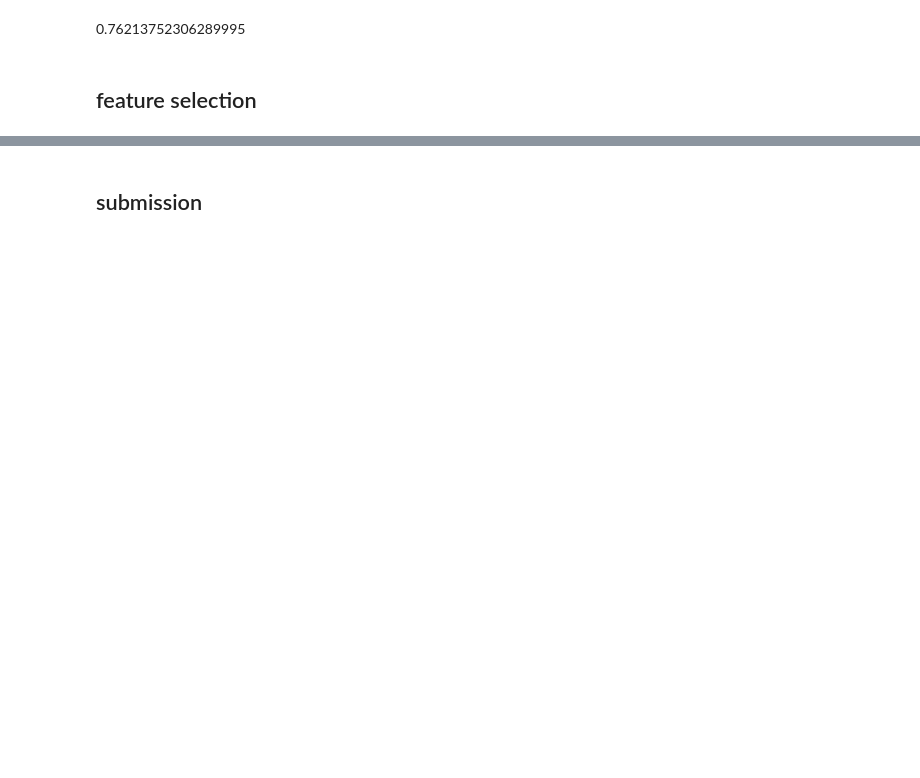
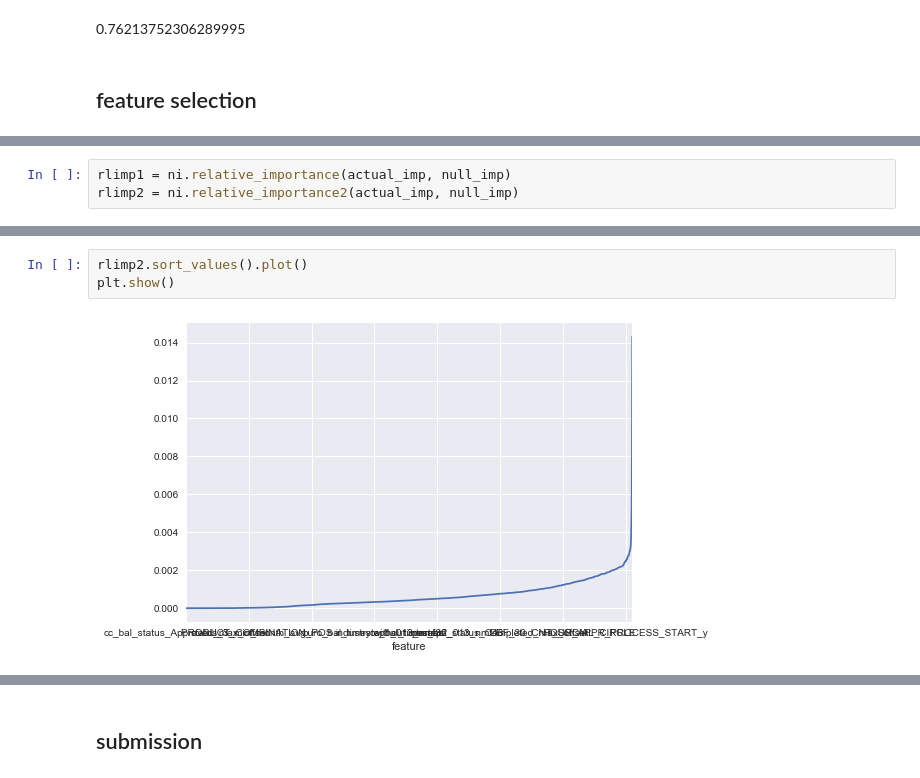
Before and after one commit to kqdmqx/kaggle-Home-Credit-Default-Risk, a Jupyter notebook: 014-xgb-params.ipynb, the cells around one changed output, grey strips where cells are left out. Cells and saved outputs as stored; diff of their text form; blank space fills up the shorter version.

```diff
--- a/014-xgb-params.ipynb
+++ b/014-xgb-params.ipynb
@@ -187,0 +236,3 @@ xgb_params = {
+# %%
+rlimp1 = ni.relative_importance(actual_imp, null_imp)
+rlimp2 = ni.relative_importance2(actual_imp, null_imp)
@@ -187,0 +263,5 @@ xgb_params = {
+# %%
+rlimp2.sort_values().plot()
+plt.show()
+# %% [output]
+[figure, added]
```
Also changed, not shown: parts of 30 cells of this notebook, 2 other files.
